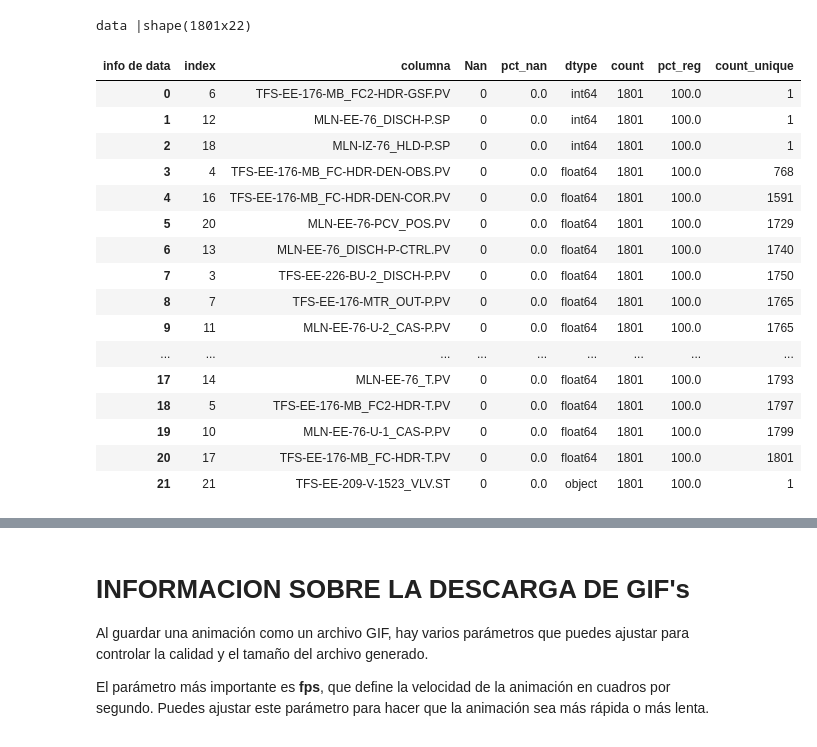
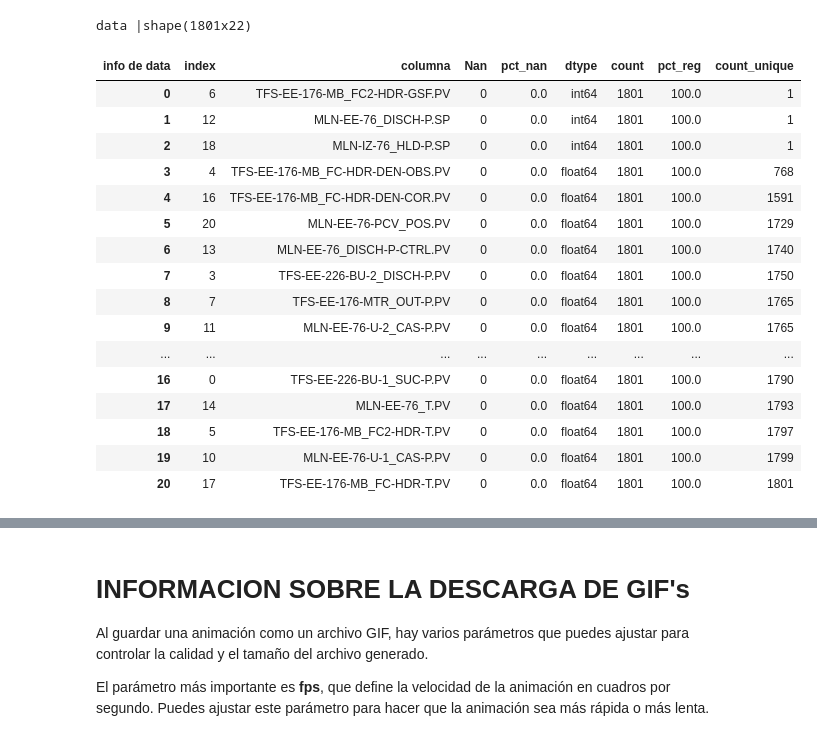
Before and after one commit to jackonedev/GifAnimationsAPP, a Jupyter notebook: second_dataset.ipynb, the cells around one changed output, grey strips where cells are left out. Cells and saved outputs as stored; diff of their text form; code cells hidden in the pictures.

```diff
--- a/second_dataset.ipynb
+++ b/second_dataset.ipynb
@@ -45,22 +45,23 @@ data |shape(1801x22)
 # %%
 from python_package.data_prepare import data_info
 
+data = data.iloc[:,:-1]
 data_info(data)
 # %% [output]
 | info de data | index | columna | Nan | pct_nan | dtype | count | pct_reg | count_unique |
 | 0 | 6 | TFS-EE-176-MB_FC2-HDR-GSF.PV | 0 | 0.0 | int64 | 1801 | 100.0 | 1 |
 | 1 | 12 | MLN-EE-76_DISCH-P.SP | 0 | 0.0 | int64 | 1801 | 100.0 | 1 |
 | 2 | 18 | MLN-IZ-76_HLD-P.SP | 0 | 0.0 | int64 | 1801 | 100.0 | 1 |
 | 3 | 4 | TFS-EE-176-MB_FC-HDR-DEN-OBS.PV | 0 | 0.0 | float64 | 1801 | 100.0 | 768 |
 | 4 | 16 | TFS-EE-176-MB_FC-HDR-DEN-COR.PV | 0 | 0.0 | float64 | 1801 | 100.0 | 1591 |
 | 5 | 20 | MLN-EE-76-PCV_POS.PV | 0 | 0.0 | float64 | 1801 | 100.0 | 1729 |
 | 6 | 13 | MLN-EE-76_DISCH-P-CTRL.PV | 0 | 0.0 | float64 | 1801 | 100.0 | 1740 |
 | 7 | 3 | TFS-EE-226-BU-2_DISCH-P.PV | 0 | 0.0 | float64 | 1801 | 100.0 | 1750 |
 | 8 | 7 | TFS-EE-176-MTR_OUT-P.PV | 0 | 0.0 | float64 | 1801 | 100.0 | 1765 |
 | 9 | 11 | MLN-EE-76-U-2_CAS-P.PV | 0 | 0.0 | float64 | 1801 | 100.0 | 1765 |
 | ... | ... | ... | ... | ... | ... | ... | ... | ... |
+| 16 | 0 | TFS-EE-226-BU-1_SUC-P.PV | 0 | 0.0 | float64 | 1801 | 100.0 | 1790 |
 | 17 | 14 | MLN-EE-76_T.PV | 0 | 0.0 | float64 | 1801 | 100.0 | 1793 |
 | 18 | 5 | TFS-EE-176-MB_FC2-HDR-T.PV | 0 | 0.0 | float64 | 1801 | 100.0 | 1797 |
 | 19 | 10 | MLN-EE-76-U-1_CAS-P.PV | 0 | 0.0 | float64 | 1801 | 100.0 | 1799 |
 | 20 | 17 | TFS-EE-176-MB_FC-HDR-T.PV | 0 | 0.0 | float64 | 1801 | 100.0 | 1801 |
-| 21 | 21 | TFS-EE-209-V-1523_VLV.ST | 0 | 0.0 | object | 1801 | 100.0 | 1 |
```
Also changed, not shown: parts of 8 cells of this notebook.
